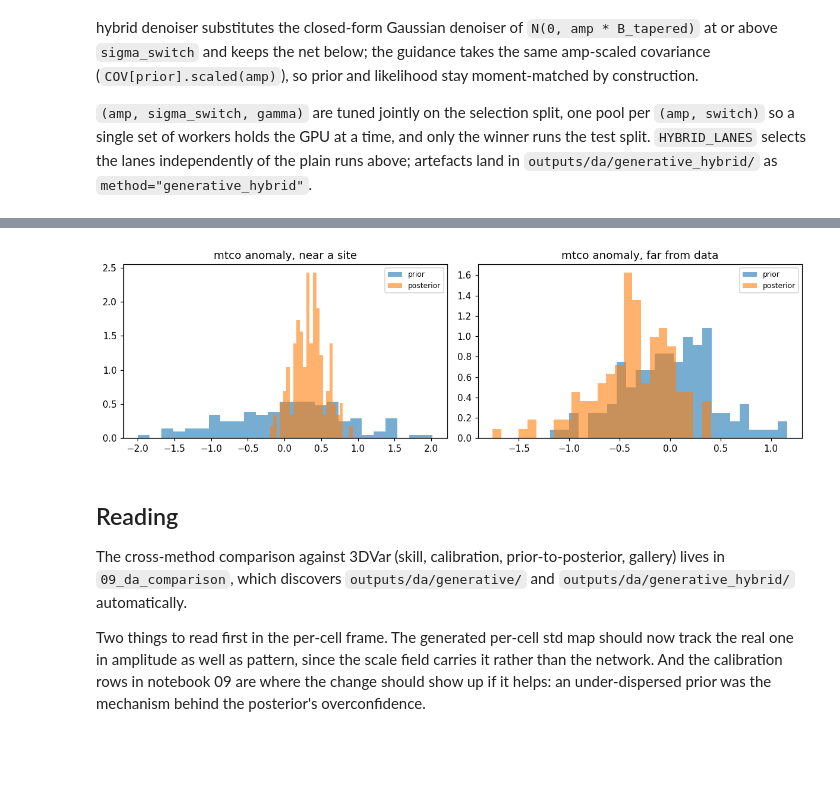
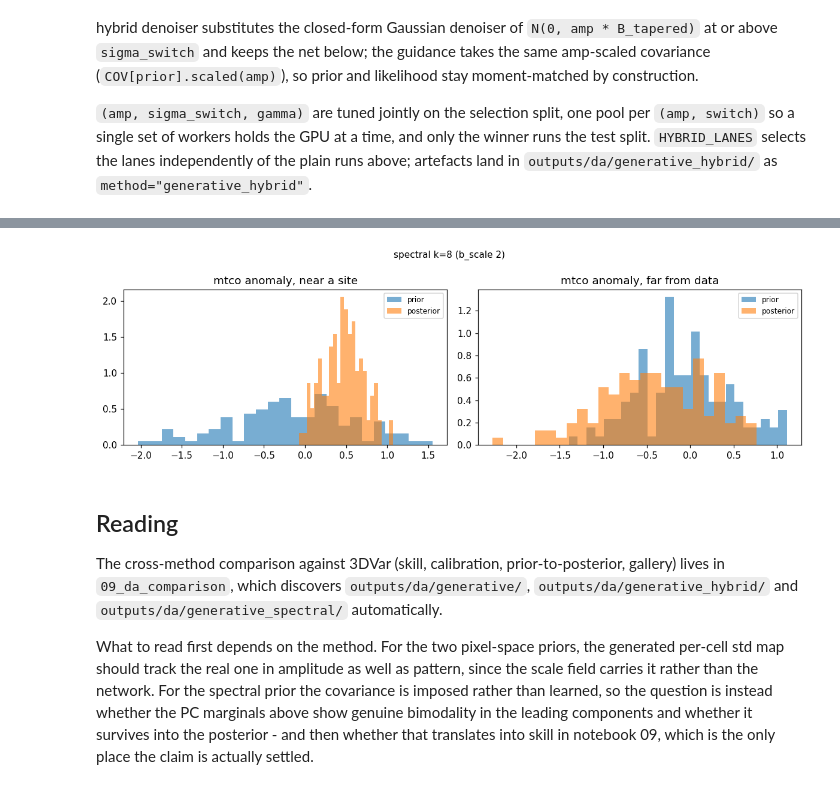
Before and after one commit to evgeni-g-georgiev/sparse_paleoclimate_field_reconstruction, a Jupyter notebook: notebooks/10_generative_prior.ipynb, the cells around one changed output, grey strips where cells are left out. Saved outputs shown, nothing was run; the diff lists cells and outputs as text; code cells hidden in the pictures; blank space fills up the shorter version.

```diff
--- a/notebooks/10_generative_prior.ipynb
+++ b/notebooks/10_generative_prior.ipynb
@@ -239,6 +296,6 @@ def train_prior(name):
     return search
 
 
-SEARCH = {name: train_prior(name) for name in PRIORS}
+SEARCH = {name: train_prior(name) for name in PRIORS_PIXEL}
 print(f"total {time.time() - T0:.0f}s")
 # %% [output]
@@ -310,14 +366,14 @@ def load_sampler(name, cov):
 # One guidance covariance per lane prior, in that checkpoint's own frame. The eigh
 # runs single-threaded (BLAS threads are pinned above) and costs about a minute.
 COV = {}
-for lane in sorted(set(LANES) | set(HYBRID_LANES)):
+for lane in sorted(set(LANES) | set(HYBRID_LANES) | set(PIXEL_SAMPLERS_FOR)):
     name = LANE_PRIOR[lane]
     prior_b = build_prior(cube, ages, lats, lons, PRIOR_IDX[name], valid,
                           **GUIDANCE_TAPER[lane])
     COV[name] = guidance_cov(prior_b.B, FRAME[name][1], FRAME[name][0],
                              meta={"prior": name, **prior_b.meta})
 
-SAMPLER = {name: load_sampler(name, COV[name]) for name in PRIORS}
+SAMPLER = {name: load_sampler(name, COV[name]) for name in PRIORS_PIXEL}
 
 
 def prior_var_map(name, n=N_PRIOR_VAR, seed=0):
@@ -332,9 +388,9 @@ def prior_var_map(name, n=N_PRIOR_VAR, seed=0):
     return ens.var(axis=0, ddof=1)
 
 
-PRIOR_VAR = {name: prior_var_map(name) for name in PRIORS}
+PRIOR_VAR = {name: prior_var_map(name) for name in PRIORS_PIXEL}
 
-for name in PRIORS:
+for name in PRIORS_PIXEL:
     safe, scales, _, _ = FRAME[name]
     pv = PRIOR_VAR[name][:, safe]
     print(f"{name}: prior std {np.sqrt(pv).mean():.3f} degC against a scale field of "
@@ -351,7 +405,7 @@ regurgitating training snapshots (nearest-neighbour distance).
 # %%
 from scipy.spatial.distance import cdist
 
-for name in PRIORS:
+for name in PRIORS_PIXEL:
     safe, _, anom, _ = FRAME[name]
     real = anom[:, :, safe]
     gen = SAMPLER[name].sample_prior(64, seed=0)[:, :, safe]
@@ -758,43 +1002,50 @@ if "ppe" in LANES:
 # %%
-# Pointwise prior vs posterior at a near-site and a far cell (mtco), for one truth.
+# Pointwise prior vs posterior at a near-site and a far cell (mtco), for one truth,
+# using the first model discovered in the PC-marginals cell above.
+from paleoreco.assim.experiments import _obs_geometry
 from paleoreco.assim.observations import observations_at_age
-from paleoreco.assim.experiments import _obs_geometry
 
-if "ppe" in LANES:
-    samp = SAMPLER[LANE_PRIOR["ppe"]]
+if not MODELS:
+    print("no generative PPE run with a live sampler; run a lane above first")
+else:
+    _lbl, (_samp, _op) = next(iter(MODELS.items()))
+    _safe = FRAME[LANE_PRIOR["ppe"]][0]
     n_cells = len(lats) * len(lons)
-    safe_flat = np.broadcast_to(safe_ppe, (len(VARS), *safe_ppe.shape)).ravel()
+    safe_flat = np.broadcast_to(_safe, (len(VARS), *_safe.shape)).ravel()
+    z = np.load(_src / "ppe_analysis.npz")
     age0 = int(z["drawn_ages"][0, -1])
     geom = _obs_geometry(observations_at_age(long_ppe, age0), lats, lons, safe_flat)
     y0 = z["truth_anom"][0].ravel()[geom["gather"]]
-    gamma_star = float(z["b_scales"][0])
-    post = samp.sample_posterior(geom["gather"], y0, geom["sse"], gamma_star, 128, seed=1)
-    prior = samp.sample_prior(128, seed=2)
+    post = _samp.sample_posterior(geom["gather"], y0, geom["sse"], _op, 128, seed=1)
+    prior = _samp.sample_prior(128, seed=2)
 
     # Index the mtco channel (cells 0..n_cells-1) at an observed site and at the void.
     near = int(geom["gather"][0]) % n_cells
     far = int(np.argmax(da.nearest_obs_distance(lats, lons, geom["lat"], geom["lon"])))
     fig, ax = plt.subplots(1, 2, figsize=(11, 3.4))
     for a, (cell, label) in zip(ax, ((near, "near a site"), (far, "far from data"))):
         a.hist(prior.reshape(128, -1)[:, cell], bins=25, density=True, alpha=0.6,
                label="prior")
         a.hist(post.reshape(128, -1)[:, cell], bins=25, density=True, alpha=0.6,
                label="posterior")
         a.set_title(f"mtco anomaly, {label}"); a.legend(fontsize=8)
+    fig.suptitle(_lbl, fontsize=10)
     fig.tight_layout()
     fig.savefig(FIG / "pointwise_prior_posterior.png", bbox_inches="tight")
     plt.show()
 # %% [output]
-[figure, old version]
+[figure, new version]
 # %% [markdown]
 ## Reading
 
 The cross-method comparison against 3DVar (skill, calibration, prior-to-posterior,
-gallery) lives in `09_da_comparison`, which discovers `outputs/da/generative/` and
-`outputs/da/generative_hybrid/` automatically.
+gallery) lives in `09_da_comparison`, which discovers `outputs/da/generative/`,
+`outputs/da/generative_hybrid/` and `outputs/da/generative_spectral/` automatically.
 
-Two things to read first in the per-cell frame. The generated per-cell std map should
-now track the real one in amplitude as well as pattern, since the scale field carries
-it rather than the network. And the calibration rows in notebook 09 are where the
-change should show up if it helps: an under-dispersed prior was the mechanism behind
-the posterior's overconfidence.
+What to read first depends on the method. For the two pixel-space priors, the generated
+per-cell std map should track the real one in amplitude as well as pattern, since the
+scale field carries it rather than the network. For the spectral prior the covariance is
+imposed rather than learned, so the question is instead whether the PC marginals above
+show genuine bimodality in the leading components and whether it survives into the
+posterior - and then whether that translates into skill in notebook 09, which is the
+only place the claim is actually settled.
```
Also changed, not shown: parts of 17 cells of this notebook.
